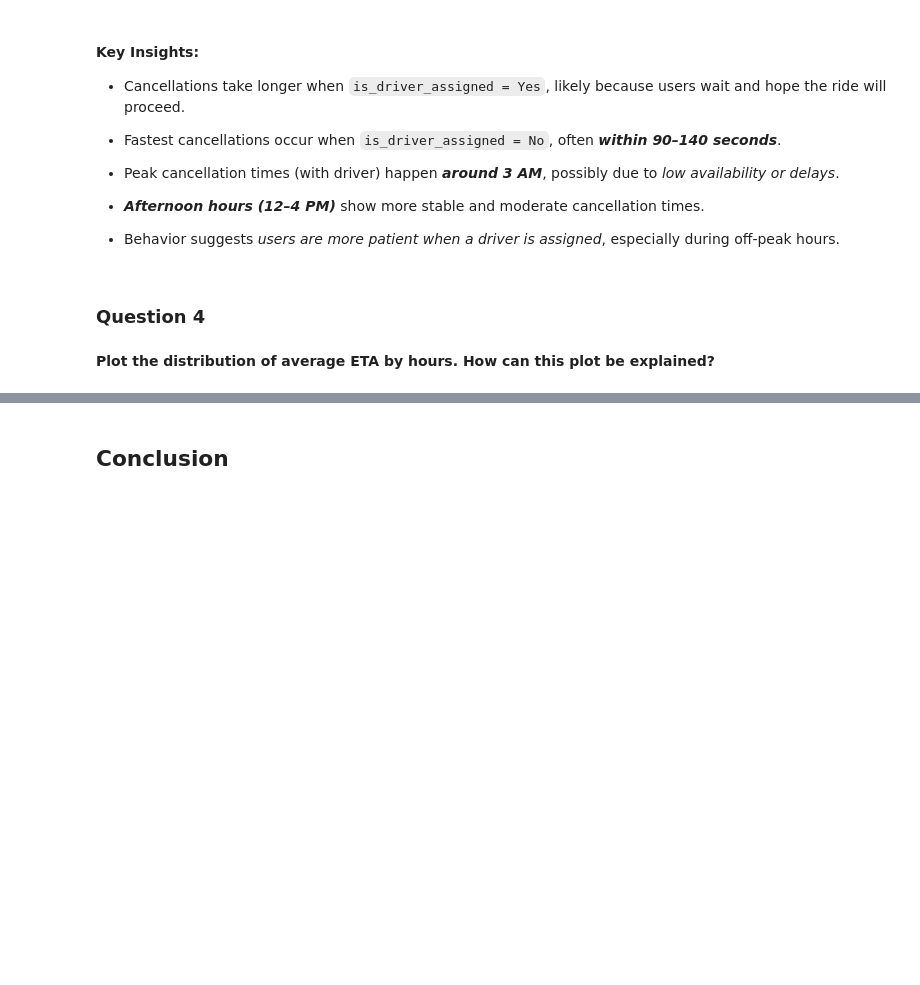
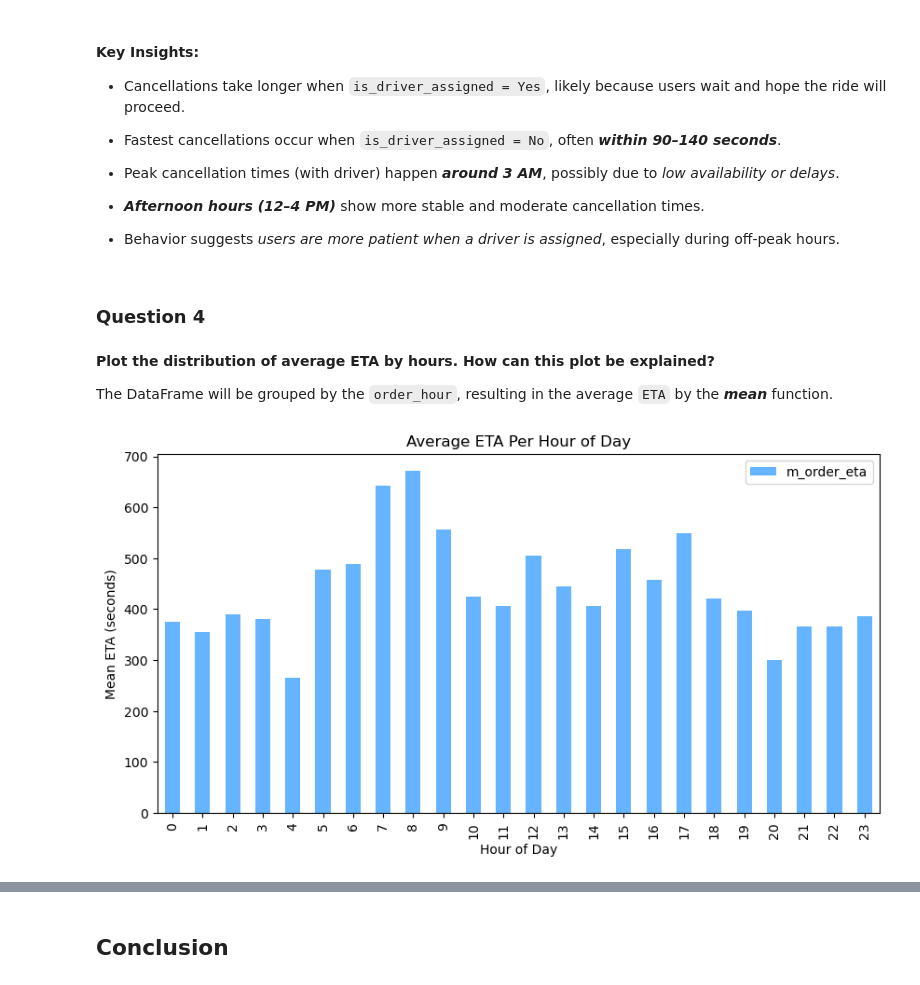
Before and after one commit to ethanaire/Analysing-Gett-Failed-Orders-data-in-Python, a Jupyter notebook: failed_orders_analytics.ipynb, the cells around one changed output, grey strips where cells are left out. Cells and saved outputs as stored; diff of their text form; code cells hidden in the pictures; blank space fills up the shorter version.

```diff
--- a/failed_orders_analytics.ipynb
+++ b/failed_orders_analytics.ipynb
@@ -369,3 +369,17 @@ _ = df_gb3.reset_index().pivot(index="order_hour",
 ### **Question 4**
 # %% [markdown]
 **Plot the distribution of average ETA by hours. How can this plot be explained?**
+
+The DataFrame will be grouped by the `order_hour`, resulting in the average `ETA` by the **_mean_** function.
+# %%
+_ = df.groupby(by="order_hour")["m_order_eta"].mean().plot(kind='bar',
+                                                   xticks=range(0, 24),
+                                                   color=['#66B3FF'],
+                                                   figsize=(10, 5),
+                                                   width=0.5,
+                                                   xlabel="Hour of Day",
+                                                   ylabel='Mean ETA (seconds)',
+                                                   title="Average ETA Per Hour of Day",
+                                                   legend=True)
+# %% [output]
+[figure, added]
```
Also changed, not shown: parts of 2 cells of this notebook.
